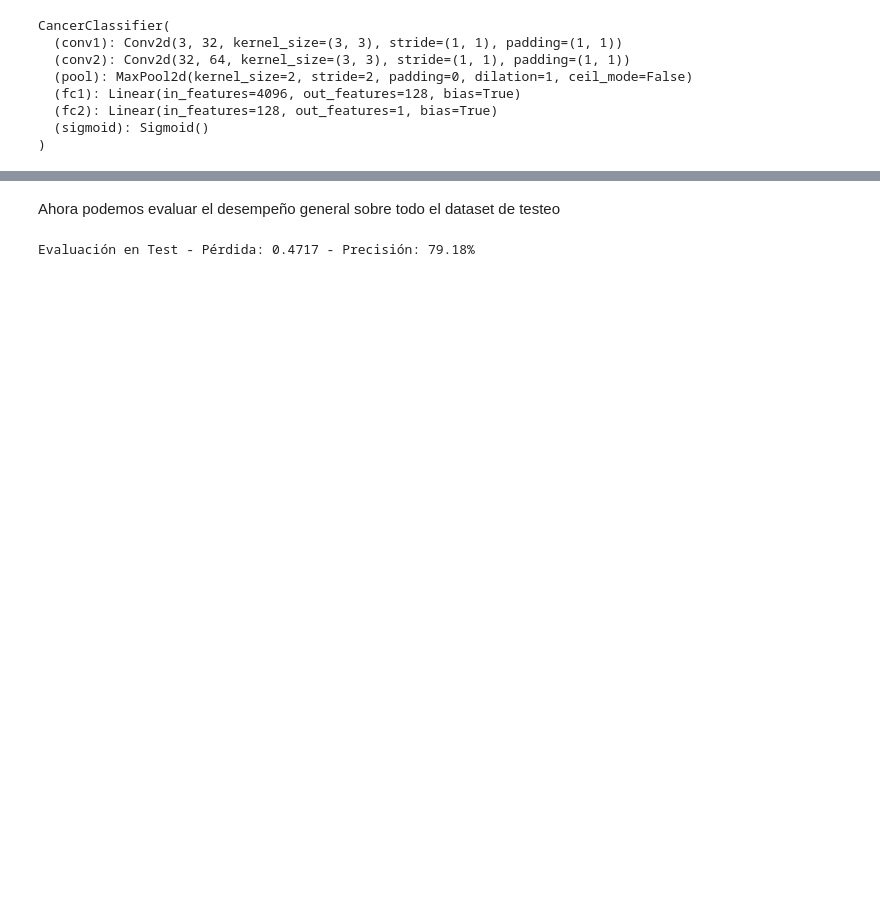
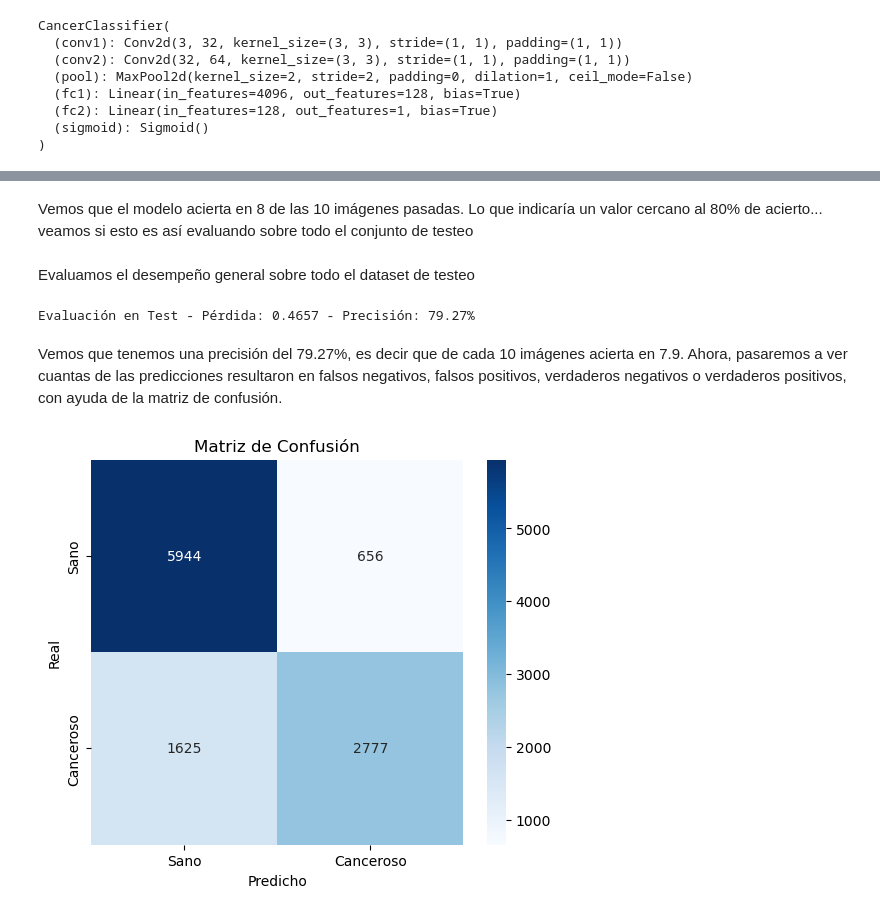
Before and after one commit to Ivanchis01/Histopathologic-Cancer-Detection, a Jupyter notebook: notebooks/notebook.ipynb, the cells around one changed output, grey strips where cells are left out. Cells and saved outputs as stored; diff of their text form; code cells hidden in the pictures; blank space fills up the shorter version.

```diff
--- a/notebooks/notebook.ipynb
+++ b/notebooks/notebook.ipynb
@@ -350,5 +399,7 @@ plt.show()
+# %% [markdown]
+Vemos que el modelo acierta en 8 de las 10 imágenes pasadas. Lo que indicaría un valor cercano al 80% de acierto... veamos si esto es así evaluando sobre todo el conjunto de testeo
 # %% [markdown]
-Ahora podemos evaluar el desempeño general sobre todo el dataset de testeo
+Evaluamos el desempeño general sobre todo el dataset de testeo
 # %%
 modelo.load_state_dict(torch.load(models_path+"mejor_modelo.pth"))
 modelo.eval()
@@ -357,6 +408,10 @@ correct = 0
 total = 0
 test_loss = 0.0
 
+all_preds = []
+all_labels = [] #usados más adelante para la matriz de confusión
+
+
 with torch.no_grad():
     for images, labels in test_loader:
         images, labels = images.to(device), labels.to(device).float().view(-1, 1)
@@ -364,13 +419,30 @@ with torch.no_grad():
         loss = criterion(outputs, labels)
         test_loss += loss.item()
 
-        predicted = (outputs > 0.5).float()
-        correct += (predicted == labels).sum().item()
-        total += labels.size(0)
+        predicted = (outputs > 0.5).float() #con outputs > 0.5 queda un tensor booleano en el que cada output pertenece a una imágen, y con .float se le asigna 1 si es true o 0 si es false
+        correct += (predicted == labels).sum().item() #se suman solo si las etiquetas predichas son iguales a las reales
+        total += labels.size(0) #se obtiene el tamaño del label
+
+        all_preds.extend(predicted.cpu().numpy()) #así all_preds guarda todas las predicciones de los batches
+        all_labels.extend(labels.cpu().numpy()) #así all_labels guarda todas las etiquetas reales de los batches
 
 avg_test_loss = test_loss / len(test_loader)
 test_accuracy = 100 * correct / total
 
 print(f"Evaluación en Test - Pérdida: {avg_test_loss:.4f} - Precisión: {test_accuracy:.2f}%")
 # %% [output]
-Evaluación en Test - Pérdida: 0.4717 - Precisión: 79.18%
+Evaluación en Test - Pérdida: 0.4657 - Precisión: 79.27%
+# %% [markdown]
+Vemos que tenemos una precisión del 79.27%, es decir que de cada 10 imágenes acierta en 7.9. Ahora, pasaremos a ver cuantas de las predicciones resultaron en falsos negativos, falsos positivos, verdaderos negativos o verdaderos positivos, con ayuda de la matriz de confusión.
+# %%
+#matriz de confusión
+
+confusion_matrix_model=confusion_matrix(all_labels,all_preds)
+plt.figure(figsize=(6, 5))
+sns.heatmap(confusion_matrix_model, annot=True, fmt="d", cmap="Blues", xticklabels=["Sano", "Canceroso"], yticklabels=["Sano", "Canceroso"])
+plt.xlabel("Predicho")
+plt.ylabel("Real")
+plt.title("Matriz de Confusión")
+plt.show()
+# %% [output]
+[figure, added]
```
Also changed, not shown: parts of 36 cells of this notebook.
